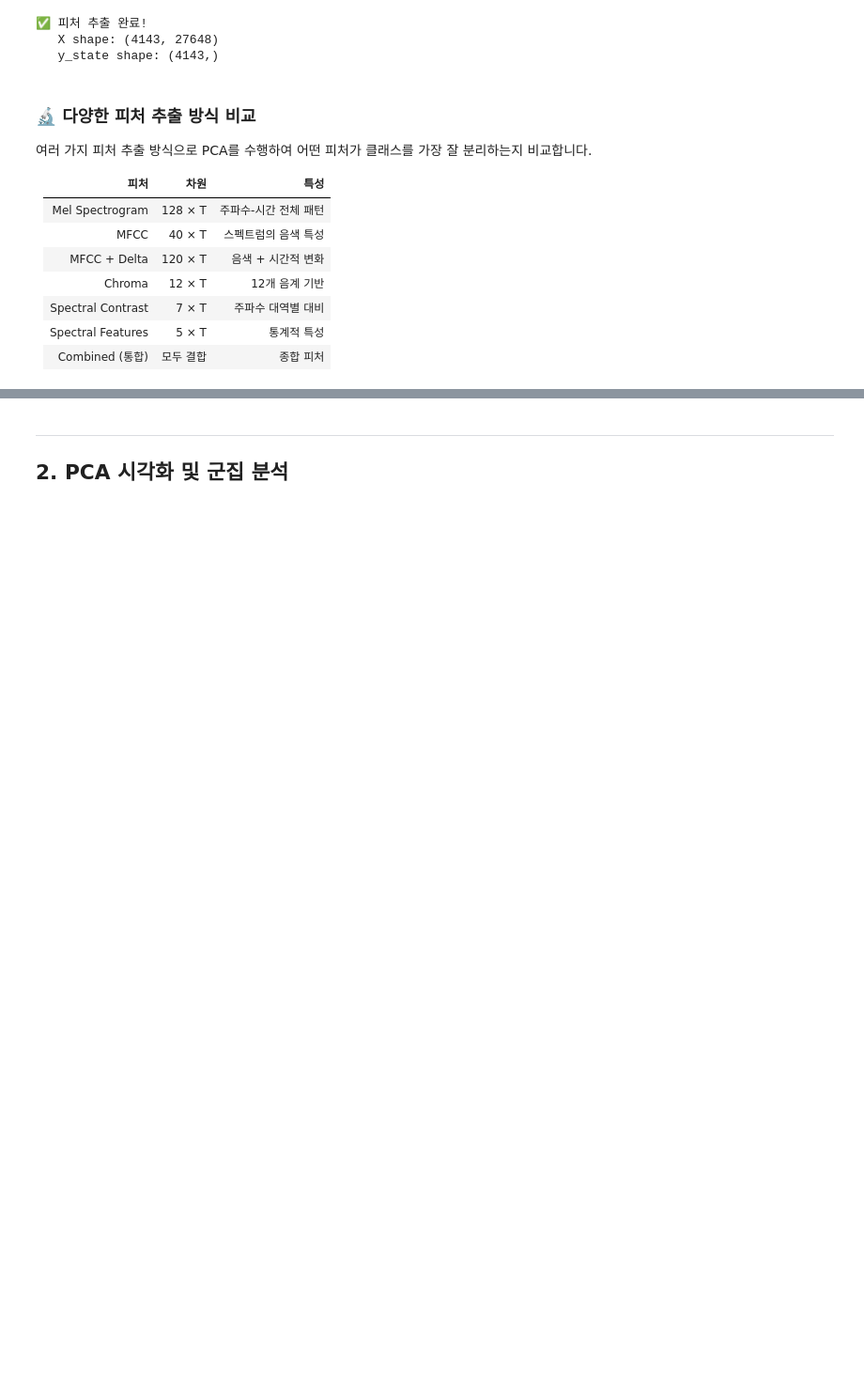
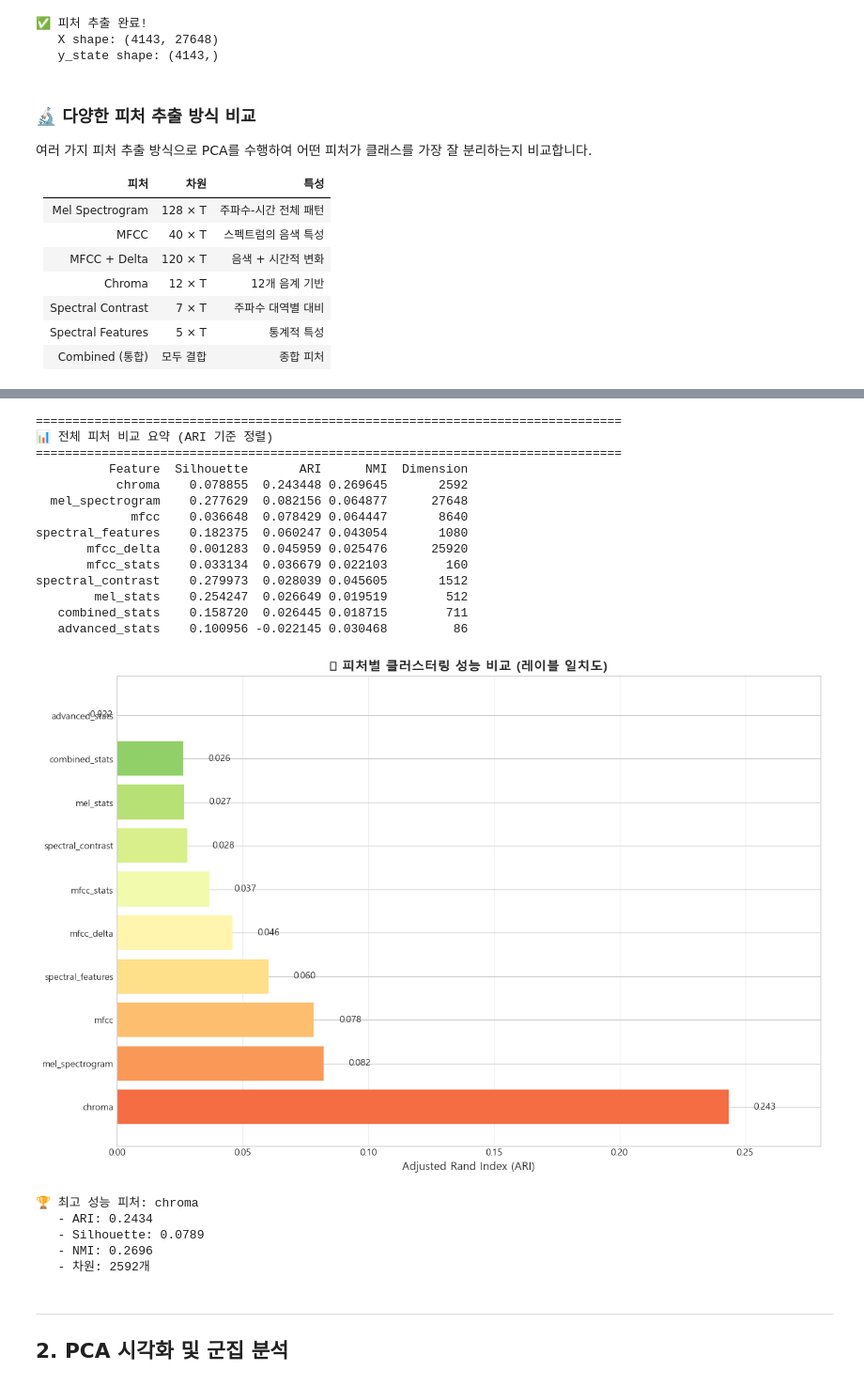
Before and after one commit to kkch1012/Sound_Project, a Jupyter notebook: notebooks/04_Hierarchical_Classification.ipynb, the cells around one changed output, grey strips where cells are left out. Shown at 94% size. Cells and saved outputs as stored; diff of their text form; code cells hidden in the pictures; blank space fills up the shorter version.

```diff
--- a/notebooks/04_Hierarchical_Classification.ipynb
+++ b/notebooks/04_Hierarchical_Classification.ipynb
@@ -786,34 +1191,55 @@ print("=" * 80)
 print("📊 전체 피처 비교 요약 (ARI 기준 정렬)")
 print("=" * 80)
 print(df_final_sorted.to_string(index=False))
 
 # 시각화
 fig, ax = plt.subplots(figsize=(12, 8))
 
 # ARI 기준 막대 그래프
-colors = plt.cm.get_cmap('RdYlGn')(np.linspace(0.2, 0.8, len(df_final_sorted)))
+colors = plt.cm.RdYlGn(np.linspace(0.2, 0.8, len(df_final_sorted)))
 bars = ax.barh(df_final_sorted['Feature'], df_final_sorted['ARI'], color=colors)
 
 # 값 표시
 for bar, ari_val in zip(bars, df_final_sorted['ARI']):
     ax.text(bar.get_width() + 0.01, bar.get_y() + bar.get_height()/2,
             f'{ari_val:.3f}', va='center', fontsize=10)
 
 ax.set_xlabel('Adjusted Rand Index (ARI)', fontsize=12)
 ax.set_title('🏆 피처별 클러스터링 성능 비교 (레이블 일치도)', fontsize=14, fontweight='bold')
 ax.set_xlim(0, max(df_final_sorted['ARI']) * 1.15)
 ax.grid(axis='x', alpha=0.3)
 
 plt.tight_layout()
 plt.show()
 
 # 최고 성능 피처
 best_overall = df_final_sorted.iloc[0]
 print(f"\n🏆 최고 성능 피처: {best_overall['Feature']}")
 print(f"   - ARI: {best_overall['ARI']:.4f}")
 print(f"   - Silhouette: {best_overall['Silhouette']:.4f}")
 print(f"   - NMI: {best_overall['NMI']:.4f}")
 print(f"   - 차원: {int(best_overall['Dimension'])}개")
+# %% [output]
+================================================================================
+📊 전체 피처 비교 요약 (ARI 기준 정렬)
+================================================================================
+          Feature  Silhouette       ARI      NMI  Dimension
+           chroma    0.078855  0.243448 0.269645       2592
+  mel_spectrogram    0.277629  0.082156 0.064877      27648
+             mfcc    0.036648  0.078429 0.064447       8640
+spectral_features    0.182375  0.060247 0.043054       1080
+       mfcc_delta    0.001283  0.045959 0.025476      25920
+       mfcc_stats    0.033134  0.036679 0.022103        160
+spectral_contrast    0.279973  0.028039 0.045605       1512
+        mel_stats    0.254247  0.026649 0.019519        512
+   combined_stats    0.158720  0.026445 0.018715        711
+   advanced_stats    0.100956 -0.022145 0.030468         86
+[figure, added]
+🏆 최고 성능 피처: chroma
+   - ARI: 0.2434
+   - Silhouette: 0.0789
+   - NMI: 0.2696
+   - 차원: 2592개
 # %% [markdown]
 ---
 ## 2. PCA 시각화 및 군집 분석
```
Also changed, not shown: parts of 19 cells of this notebook, 2 other files.
